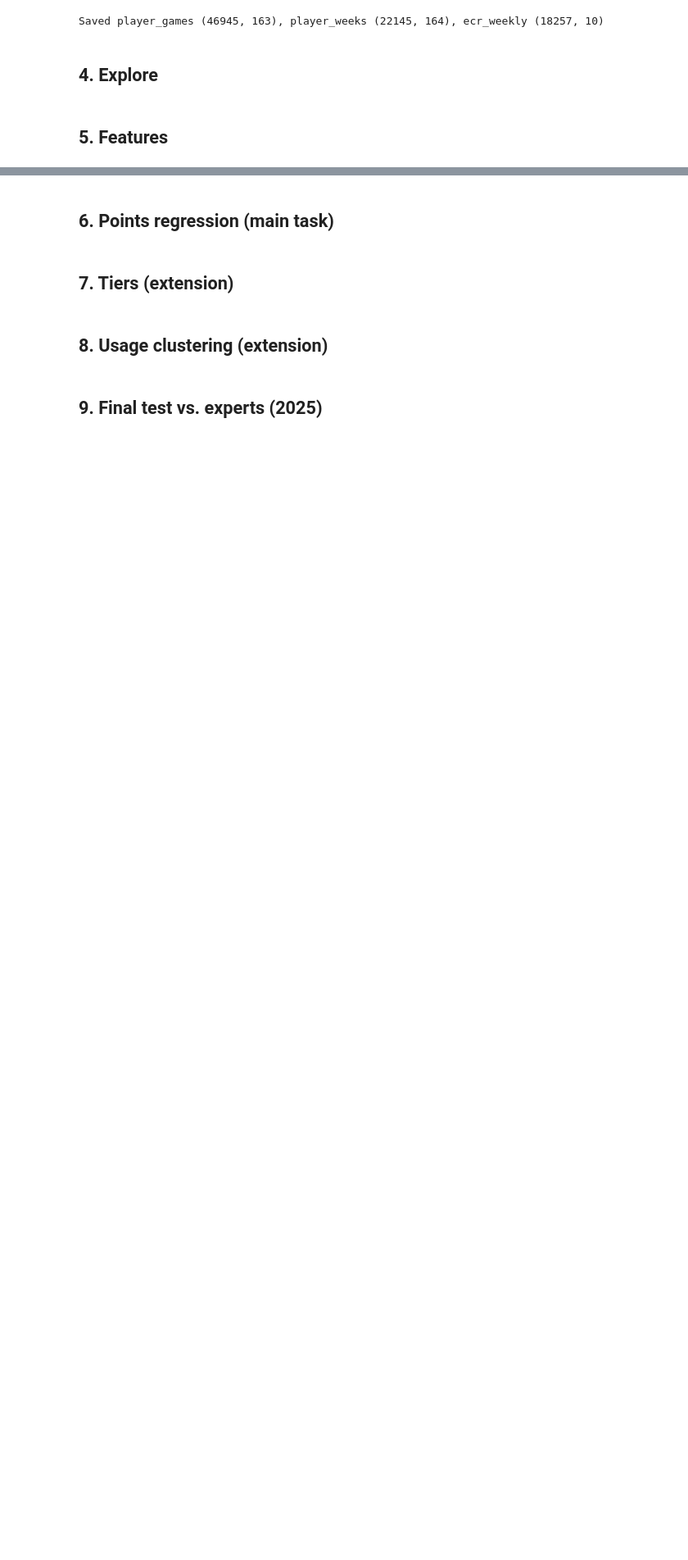
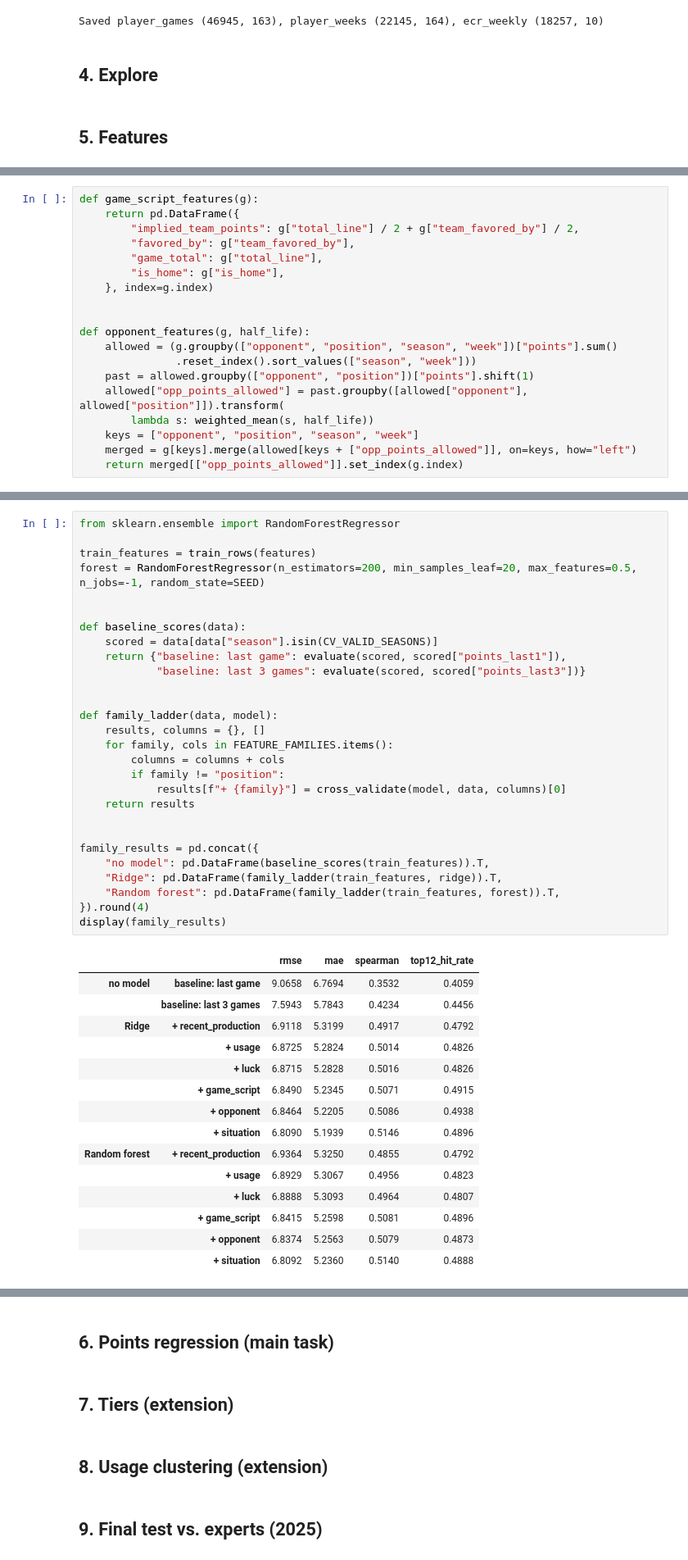
Before and after one commit to HashaRock/CS363M_FFBall_Project, a Jupyter notebook: fantasy_football_rankings.ipynb, the cells around one changed output, grey strips where cells are left out. Shown at 82% size. Cells and saved outputs as stored; diff of their text form; blank space fills up the shorter version.

Commit message:
Build pre-game features and shared CV code

```diff
--- a/fantasy_football_rankings.ipynb
+++ b/fantasy_football_rankings.ipynb
@@ -497,0 +586,19 @@ Saved player_games (46945, 163), player_weeks (22145, 164), ecr_weekly (18257, 1
+# %%
+def game_script_features(g):
+    return pd.DataFrame({
+        "implied_team_points": g["total_line"] / 2 + g["team_favored_by"] / 2,
+        "favored_by": g["team_favored_by"],
+        "game_total": g["total_line"],
+        "is_home": g["is_home"],
+    }, index=g.index)
+
+
+def opponent_features(g, half_life):
+    allowed = (g.groupby(["opponent", "position", "season", "week"])["points"].sum()
+               .reset_index().sort_values(["season", "week"]))
+    past = allowed.groupby(["opponent", "position"])["points"].shift(1)
+    allowed["opp_points_allowed"] = past.groupby([allowed["opponent"], allowed["position"]]).transform(
+        lambda s: weighted_mean(s, half_life))
+    keys = ["opponent", "position", "season", "week"]
+    merged = g[keys].merge(allowed[keys + ["opp_points_allowed"]], on=keys, how="left")
+    return merged[["opp_points_allowed"]].set_index(g.index)
@@ -497,0 +821,44 @@ Saved player_games (46945, 163), player_weeks (22145, 164), ecr_weekly (18257, 1
+# %%
+from sklearn.ensemble import RandomForestRegressor
+
+train_features = train_rows(features)
+forest = RandomForestRegressor(n_estimators=200, min_samples_leaf=20, max_features=0.5, n_jobs=-1, random_state=SEED)
+
+
+def baseline_scores(data):
+    scored = data[data["season"].isin(CV_VALID_SEASONS)]
+    return {"baseline: last game": evaluate(scored, scored["points_last1"]),
+            "baseline: last 3 games": evaluate(scored, scored["points_last3"])}
+
+
+def family_ladder(data, model):
+    results, columns = {}, []
+    for family, cols in FEATURE_FAMILIES.items():
+        columns = columns + cols
+        if family != "position":
+            results[f"+ {family}"] = cross_validate(model, data, columns)[0]
+    return results
+
+
+family_results = pd.concat({
+    "no model": pd.DataFrame(baseline_scores(train_features)).T,
+    "Ridge": pd.DataFrame(family_ladder(train_features, ridge)).T,
+    "Random forest": pd.DataFrame(family_ladder(train_features, forest)).T,
+}).round(4)
+display(family_results)
+# %% [output]
+|  |  | rmse | mae | spearman | top12_hit_rate |
+| no model | baseline: last game | 9.0658 | 6.7694 | 0.3532 | 0.4059 |
+|  | baseline: last 3 games | 7.5943 | 5.7843 | 0.4234 | 0.4456 |
+| Ridge | + recent_production | 6.9118 | 5.3199 | 0.4917 | 0.4792 |
+|  | + usage | 6.8725 | 5.2824 | 0.5014 | 0.4826 |
+|  | + luck | 6.8715 | 5.2828 | 0.5016 | 0.4826 |
+|  | + game_script | 6.8490 | 5.2345 | 0.5071 | 0.4915 |
+|  | + opponent | 6.8464 | 5.2205 | 0.5086 | 0.4938 |
+|  | + situation | 6.8090 | 5.1939 | 0.5146 | 0.4896 |
+| Random forest | + recent_production | 6.9364 | 5.3250 | 0.4855 | 0.4792 |
+|  | + usage | 6.8929 | 5.3067 | 0.4956 | 0.4823 |
+|  | + luck | 6.8888 | 5.3093 | 0.4964 | 0.4807 |
+|  | + game_script | 6.8415 | 5.2598 | 0.5081 | 0.4896 |
+|  | + opponent | 6.8374 | 5.2563 | 0.5079 | 0.4873 |
+|  | + situation | 6.8092 | 5.2360 | 0.5140 | 0.4888 |
```
Also changed, not shown: parts of 27 cells of this notebook.
